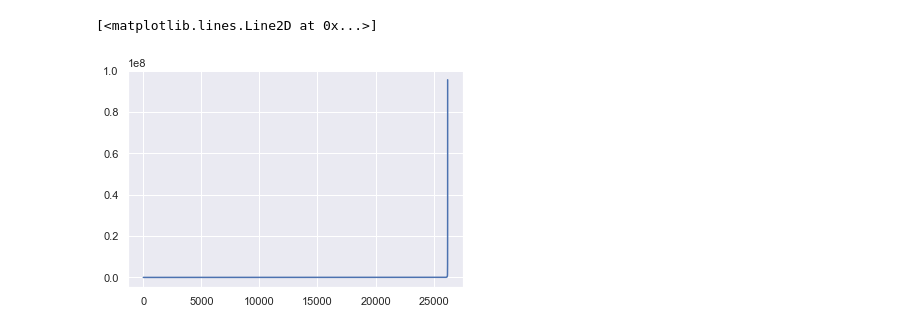
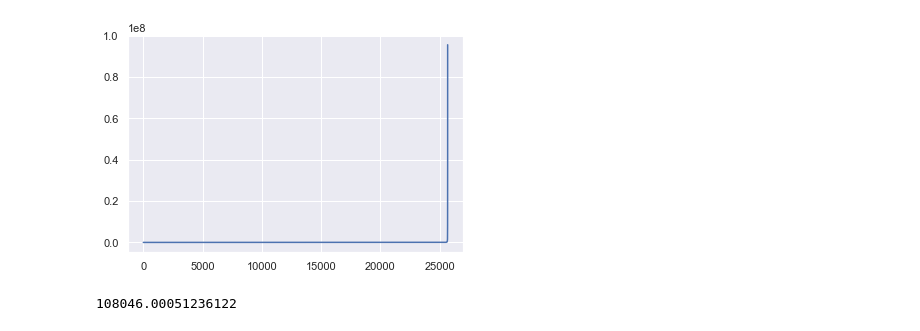
Before and after one commit to shyam100v/cs4641Project, a Jupyter notebook: DBSCAN_publishingHour.ipynb, the cells around one changed output. Cells and saved outputs as stored; diff of their text form; code cells hidden in the pictures.

```diff
--- a/DBSCAN_publishingHour.ipynb
+++ b/DBSCAN_publishingHour.ipynb
@@ -59,15 +60,24 @@ plt.show()
-# %%
-
-#ignore the below for now
-neigh = NearestNeighbors(n_neighbors=2)
-nbrs = neigh.fit(X)
-distances, indices = nbrs.kneighbors(X)
-distances = np.sort(distances, axis=0)
-distances = distances[:,1]
-plt.plot(distances)
-# %% [output]
-[<matplotlib.lines.Line2D at 0x...>]
-[figure, removed]
+# %%
+#to find epsilon value
+from kneebow.rotor import Rotor
+
+d = StandardScaler().fit_transform(X)
+d = np.nan_to_num(X)
+neighbors = NearestNeighbors(n_neighbors=2).fit(d)
+distances, indices = nbrs.kneighbors(d)
+distances = np.sort(distances, axis=0)
+distances = distances[:,1]
+plt.plot(distances)
+plt.show()
+
+rotor = Rotor()
+rotor.fit_rotate(np.concatenate((indices[:,0].reshape(-1,1),distances.reshape(-1,1)), axis=1))
+elbow_index = rotor.get_elbow_index()
+eps = distances[elbow_index ]
+print(eps)
+# %% [output]
+[figure, added]
+108046.00051236122
 # %%
 # Compute DBSCAN
 db = DBSCAN(eps=2, min_samples=3).fit(X)
```
Also changed, not shown: parts of 3 cells of this notebook.
